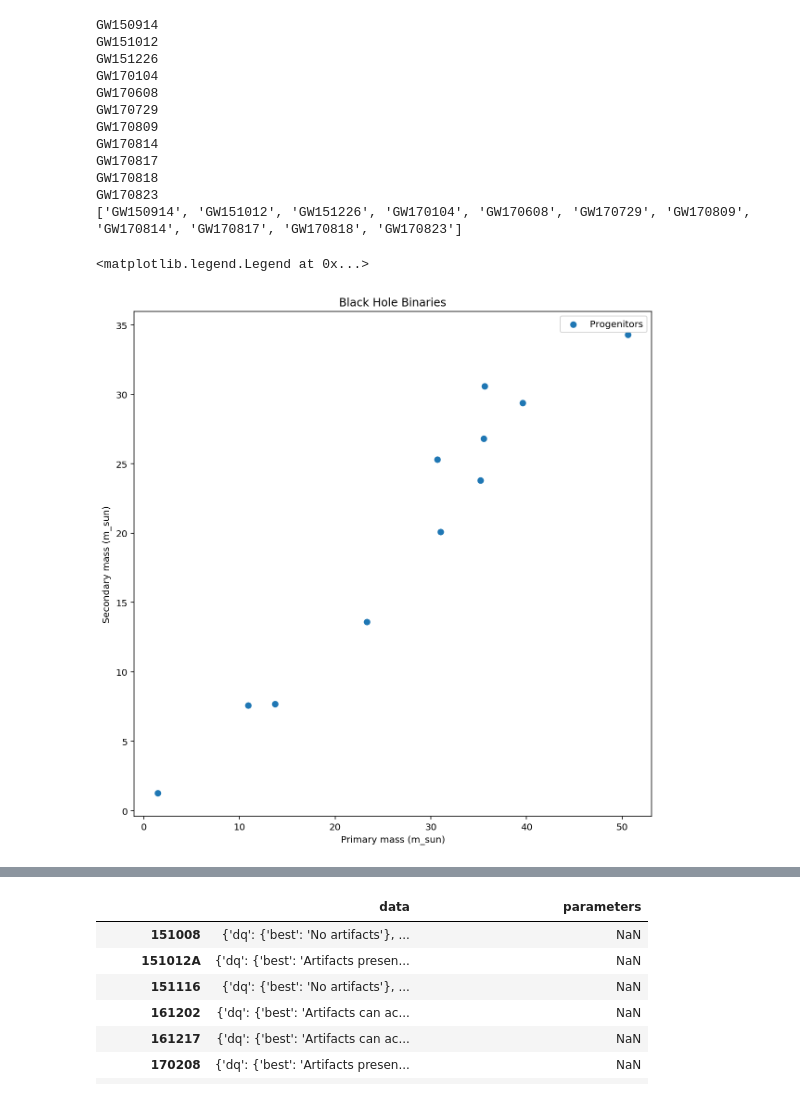
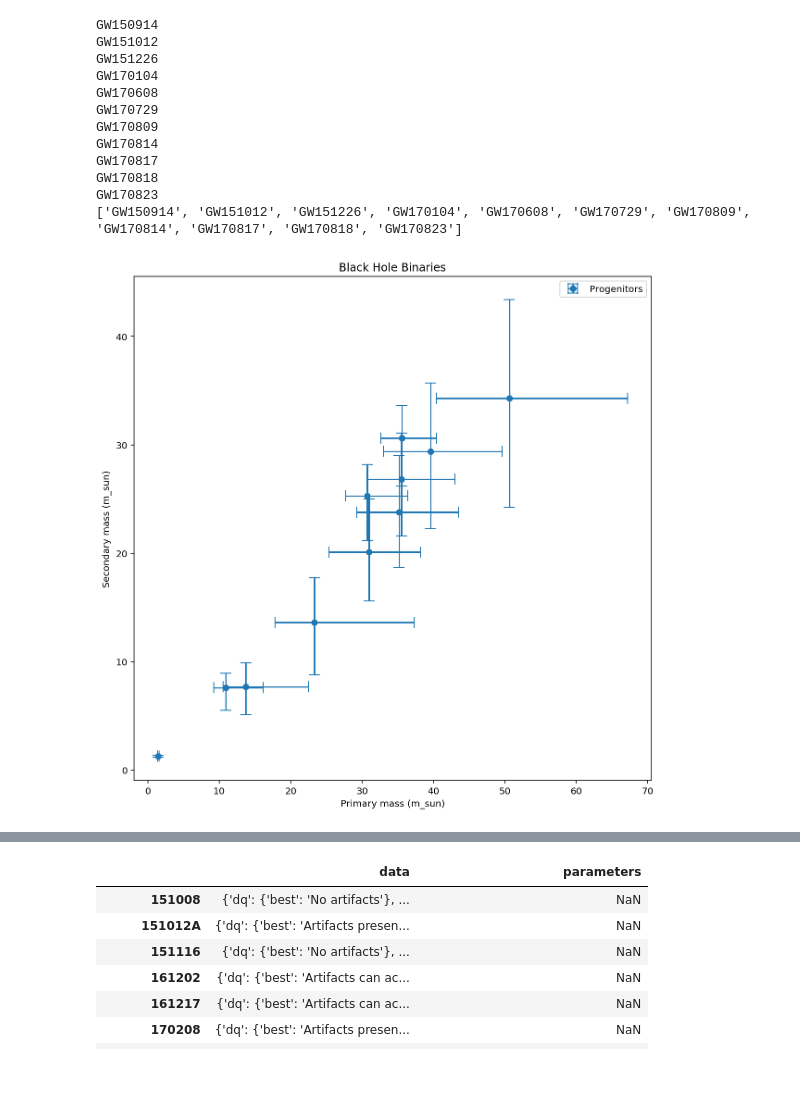
Before and after one commit to charlotteolsen/astrostats_GWproject, a Jupyter notebook: GW_project_massplots.ipynb, the cells around one changed output, grey strips where cells are left out. Cells and saved outputs as stored; diff of their text form; code cells hidden in the pictures.

```diff
--- a/GW_project_massplots.ipynb
+++ b/GW_project_massplots.ipynb
@@ -205,14 +205,14 @@ GW170823
 ['GW150914', 'GW151012', 'GW151226', 'GW170104', 'GW170608', 'GW170729', 'GW170809', 'GW170814', 'GW170817', 'GW170818', 'GW170823']
 # %%
 fig = plt.figure(figsize = (10,10))
-plt.scatter(p_mass,s_mass, label = 'Progenitors')
+plt.errorbar(p_mass,s_mass, xerr = (p_dnerr,p_uperr), yerr = (s_dnerr,s_uperr),
+             label = 'Progenitors', linestyle = '', capsize = 6, marker = 'o')
 plt.xlabel('Primary mass (m_sun)')
 plt.ylabel('Secondary mass (m_sun)')
 plt.title('Black Hole Binaries')
-plt.legend()
+plt.legend();
 # %% [output]
-<matplotlib.legend.Legend at 0x...>
-[figure, old version]
+[figure, new version]
 # %%
 p_ave = np.mean(p_mass)
 s_ave = np.mean(s_mass)
```
Also changed, not shown: parts of 1 cell of this notebook.
